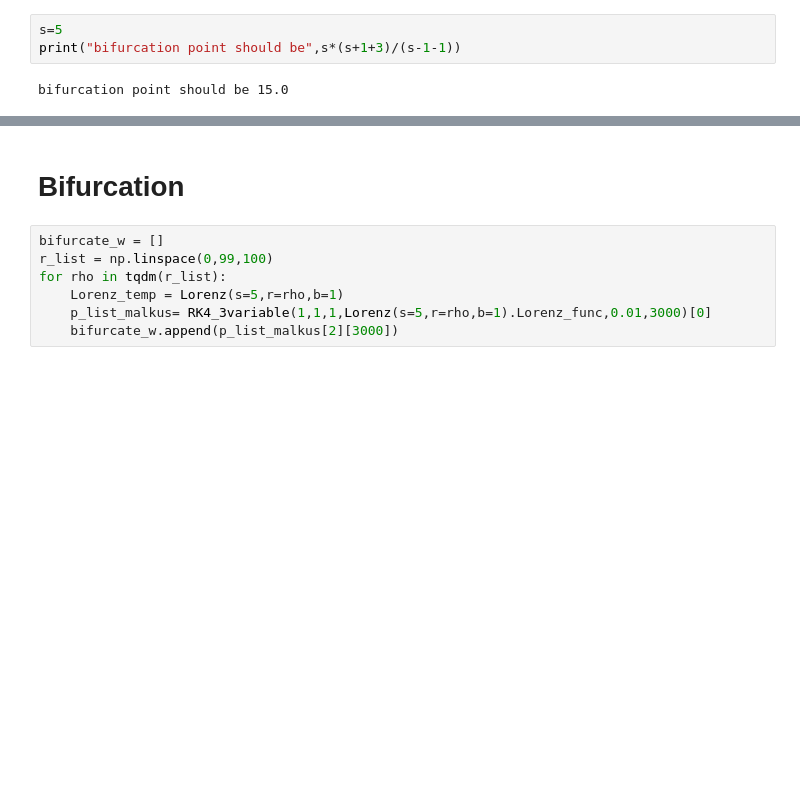
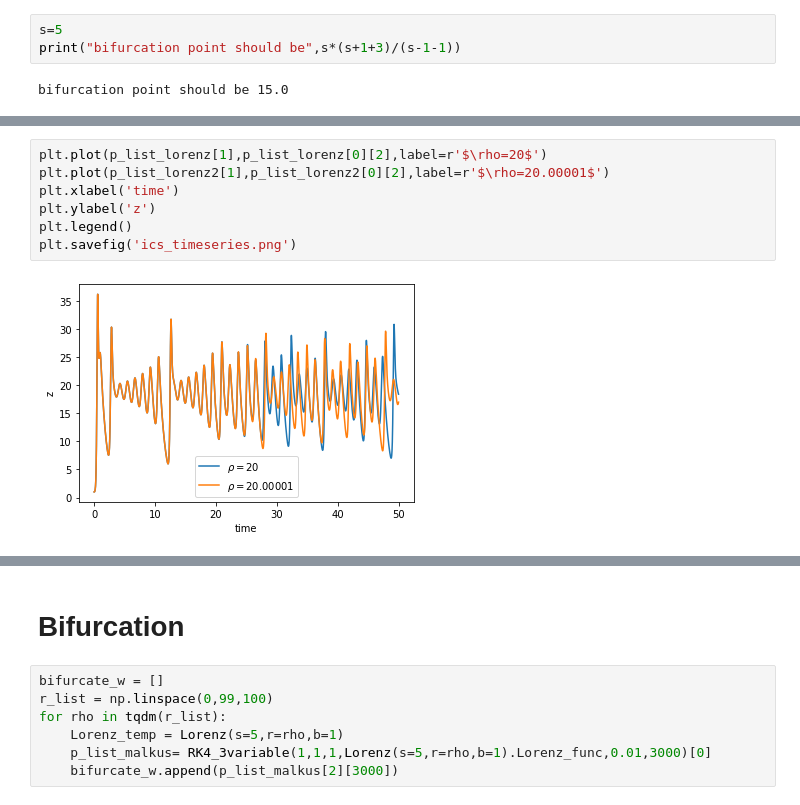
Before and after one commit to MunjungKim/Malkus-wheel, a Jupyter notebook: Malkus_wheel.ipynb, the cells around one changed output, grey strips where cells are left out. Drawn from its saved outputs; the diff is of its cells as text; blank space fills up the shorter version.

```diff
--- a/Malkus_wheel.ipynb
+++ b/Malkus_wheel.ipynb
@@ -69,0 +86,9 @@ bifurcation point should be 15.0
+# %%
+plt.plot(p_list_lorenz[1],p_list_lorenz[0][2],label=r'$\rho=20$')
+plt.plot(p_list_lorenz2[1],p_list_lorenz2[0][2],label=r'$\rho=20.00001$')
+plt.xlabel('time')
+plt.ylabel('z')
+plt.legend()
+plt.savefig('ics_timeseries.png')
+# %% [output]
+[figure, added]
```
Also changed, not shown: parts of 47 cells of this notebook, 2 other files.
